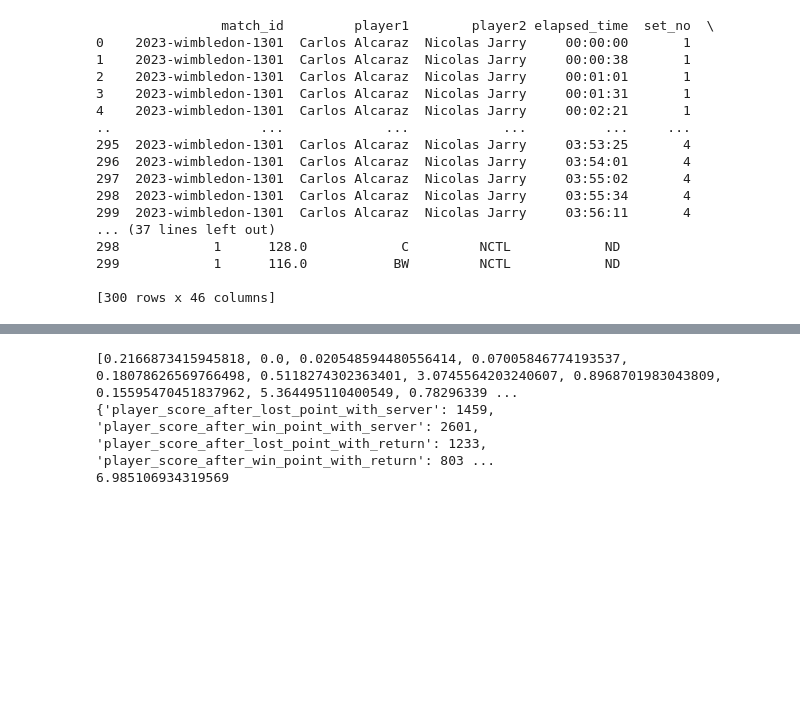
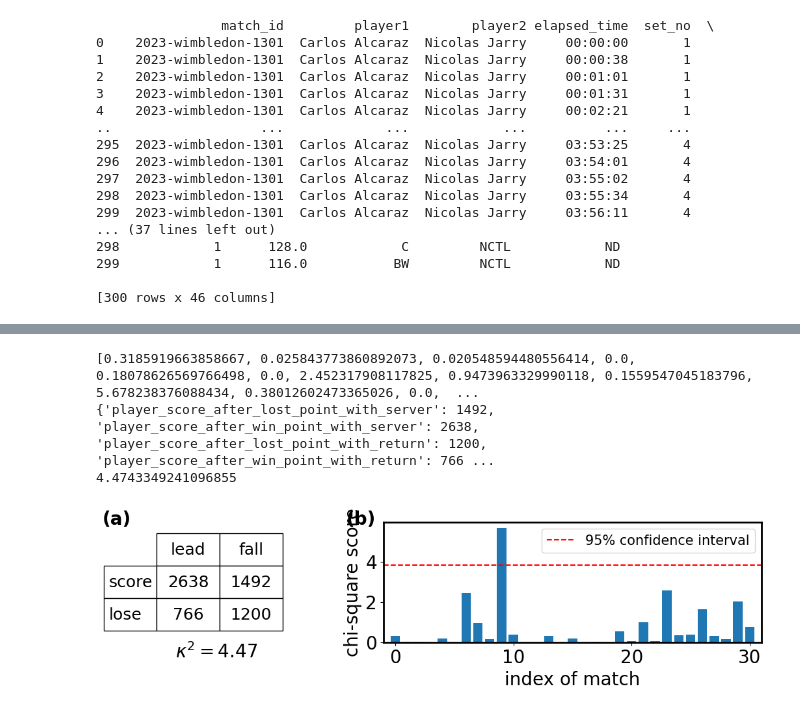
Before and after one commit to chengstones/20240201, a Jupyter notebook: Code/Kappa_v2.ipynb, the cells around one changed output, grey strips where cells are left out. Saved outputs shown, nothing was run; the diff lists cells and outputs as text; code cells hidden in the pictures; blank space fills up the shorter version.

```diff
--- a/Code/Kappa_v2.ipynb
+++ b/Code/Kappa_v2.ipynb
@@ -242,37 +241,83 @@ plt.show()
 # %%
 # 条件独立性检验（发球=True）
 def chi_square_test_after_win_point_with_server(res_dict):
     player_win_after_lose_with_serve = res_dict['player_score_after_lost_point_with_server']
     player_win_after_win_with_serve = res_dict['player_score_after_win_point_with_server']
+    player_loss_after_loss_with_serve = res_dict['player_score_after_win_point_with_return']
     player_loss_after_win_with_serve = res_dict['player_score_after_lost_point_with_return']
-    player_loss_after_loss_with_serve = res_dict['player_score_after_win_point_with_return']
+
     # print(player_win_point_with_serve, player_loss_point_with_serve, player_win_point_with_return, player_loss_point_with_return)
     # 卡方检验
-    a = player_win_after_win_with_serve
-    b = player_win_after_lose_with_serve
-    c = player_loss_after_win_with_serve
-    d = player_loss_after_loss_with_serve
+    a = player_win_after_lose_with_serve
+    b = player_win_after_win_with_serve
+    c = player_loss_after_loss_with_serve
+    d = player_loss_after_win_with_serve
     chi_square_score = stats.chi2_contingency([[a, b], [c, d]])[0]
     # print(chi_square_score)
     return chi_square_score
 
 # 检验条件独立性
 chi_square_score_list = []
 for match_id, match in grouped:
     res_dict = analyse_match(match)
     chi_square_score = chi_square_test_after_win_point_with_server(res_dict)
     chi_square_score_list.append(chi_square_score)
 print(chi_square_score_list)
 # 穷举所有比赛的结果求和
 match_all = {'player_score_after_lost_point_with_server': 0, 'player_score_after_win_point_with_server': 0, 'player_score_after_lost_point_with_return': 0, 'player_score_after_win_point_with_return': 0}
 for match_id, match in grouped:
     res_dict_all = analyse_match(match)
     for key in match_all.keys():
         match_all[key] += res_dict_all[key]
 print(match_all)
 chi_square_score_all = chi_square_test_after_win_point_with_server(match_all)
 print(chi_square_score_all)
+
+
+# 可视化
+fondsize = 20
+fig, axes = plt.subplots(1, 2, figsize=(12, 2.4), width_ratios=[1, 3])
+# 两个子图间加间距
+plt.subplots_adjust(wspace=0.4)
+
+# 堆叠连列表，显示每局比赛中分数领先的分布情况
+ax = axes[0]
+col_label = ['lead', 'fall']
+row_label = ['score', 'lose']
+values = [[match_all['player_score_after_win_point_with_server'], match_all['player_score_after_lost_point_with_server']], [match_all['player_score_after_win_point_with_return'], match_all['player_score_after_lost_point_with_return']]
+]
+# 增大行宽度
+table = ax.table(cellText=values, rowLabels=row_label, colLabels=col_label, loc='center', cellLoc='center')
+table.scale(1, 3)
+table.set_fontsize(fondsize-2)
+ax.axis('off')
+# 图标下加文字 $kappa = $, 保留两位小数
+ax.text(0.8, 0, f'$\kappa^2 = {chi_square_score_all:.2f}$', transform=ax.transAxes, fontsize=fondsize, weight='bold', va='top', ha='right')
+
+# 图左上标号（a）
+ax.text(-0.2, 1.1, '(a)', transform=ax.transAxes, fontsize=fondsize, weight='bold', va='top', ha='right')
+
+ax = axes[1]
+ax.bar(np.arange(len(chi_square_score_list)), chi_square_score_list)
+ax.set_xlabel('index of match', fontsize=fondsize)
+ax.set_xlim(-1, len(chi_square_score_list))
+
+ax.set_ylabel('chi-square score', fontsize=fondsize)
+# plt.title('Chi-square score of serve advantage', fontsize=fondsize)
+# 置信度
+ax.axhline(y=3.841, color='r', linestyle='--', label='95% confidence interval')
+# ax.axhline(y=6.635, color='g', linestyle='--', label='99% confidence interval')
+# ax.axhline(y=10.827, color='r', linestyle='--', label='99.9% confidence interval', linewidth=2)
+ax.legend()
+# 图左上标号（b）
+ax.text(-0.02, 1.1, '(b)', transform=ax.transAxes, fontsize=fondsize, weight='bold', va='top', ha='right')
+save_path = r'C:\Users\cheng\Desktop\20240201\Latex\figures\points_win_kappa.png'
+plt.savefig(save_path, bbox_inches='tight', dpi=300)
+plt.savefig(save_path.replace('.png', '.svg'), bbox_inches='tight', dpi=300)
+plt.savefig(save_path.replace('.png', '.pdf'), bbox_inches='tight', dpi=300)
+plt.show()
 # %% [output]
-[0.2166873415945818, 0.0, 0.020548594480556414, 0.07005846774193537, 0.18078626569766498, 0.5118274302363401, 3.0745564203240607, 0.8968701983043809, 0.15595470451837962, 5.364495110400549, 0.78296339 ...
-{'player_score_after_lost_point_with_server': 1459, 'player_score_after_win_point_with_server': 2601, 'player_score_after_lost_point_with_return': 1233, 'player_score_after_win_point_with_return': 803 ...
-6.985106934319569
+[0.3185919663858667, 0.025843773860892073, 0.020548594480556414, 0.0, 0.18078626569766498, 0.0, 2.452317908117825, 0.9473963329990118, 0.1559547045183796, 5.678238376088434, 0.38012602473365026, 0.0,  ...
+{'player_score_after_lost_point_with_server': 1492, 'player_score_after_win_point_with_server': 2638, 'player_score_after_lost_point_with_return': 1200, 'player_score_after_win_point_with_return': 766 ...
+4.4743349241096855
+[figure, added]
```
Also changed, not shown: parts of 11 cells of this notebook, 32 other files.
